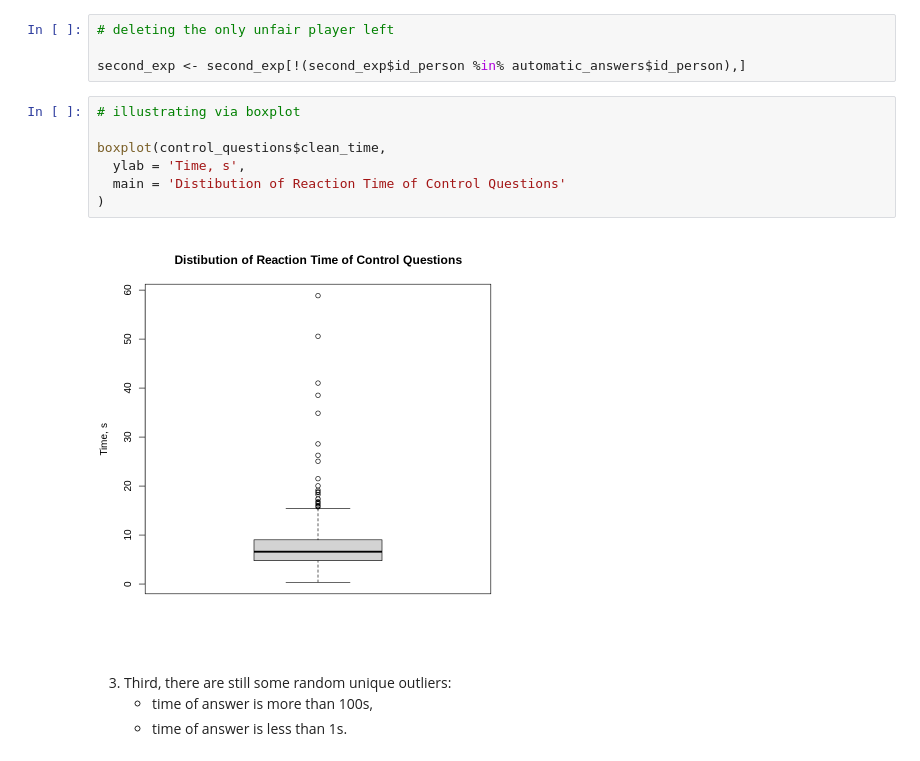
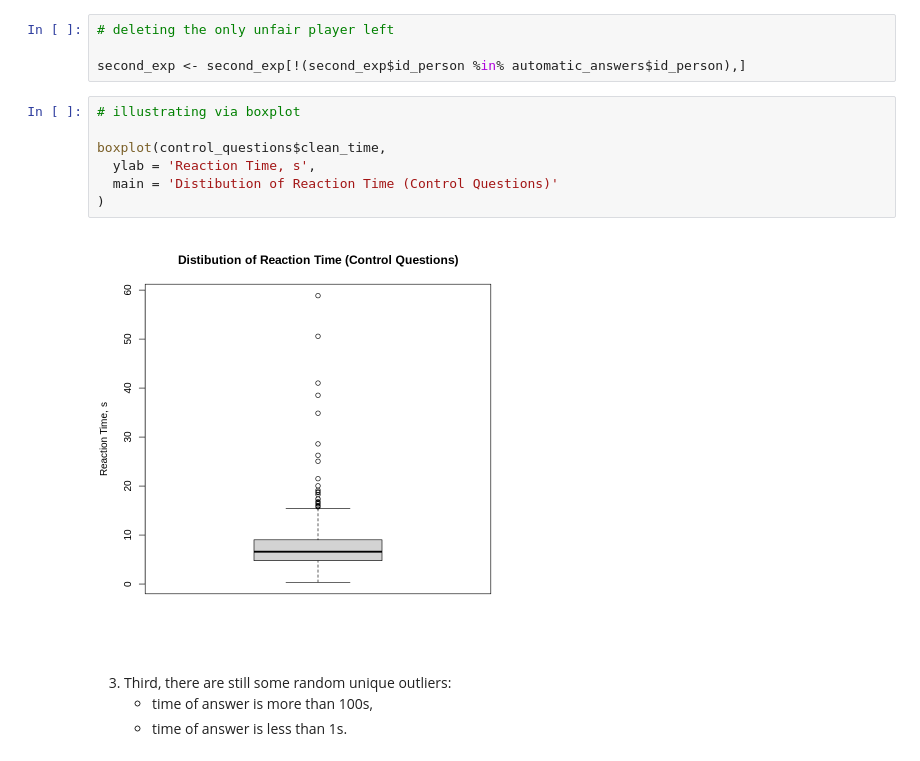
Before and after one commit to KatiaKozlova/stat-project, a Jupyter notebook: stat_project.ipynb, the cells around one changed output. Drawn from its saved outputs; the diff is of its cells as text.

```diff
--- a/stat_project.ipynb
+++ b/stat_project.ipynb
@@ -240,12 +241,12 @@ second_exp <- second_exp[!(second_exp$id_person %in% automatic_answers$id_person
 # %%
 # illustrating via boxplot
 
 boxplot(control_questions$clean_time,
-  ylab = 'Time, s',
-  main = 'Distibution of Reaction Time of Control Questions'
+  ylab = 'Reaction Time, s',
+  main = 'Distibution of Reaction Time (Control Questions)'
 )
 # %% [output]
-[figure, old version]
+[figure, new version]
 # %% [markdown]
 3. Third, there are still some random unique outliers:
     - time of answer is more than 100s,
```
Also changed, not shown: parts of 33 cells of this notebook.
